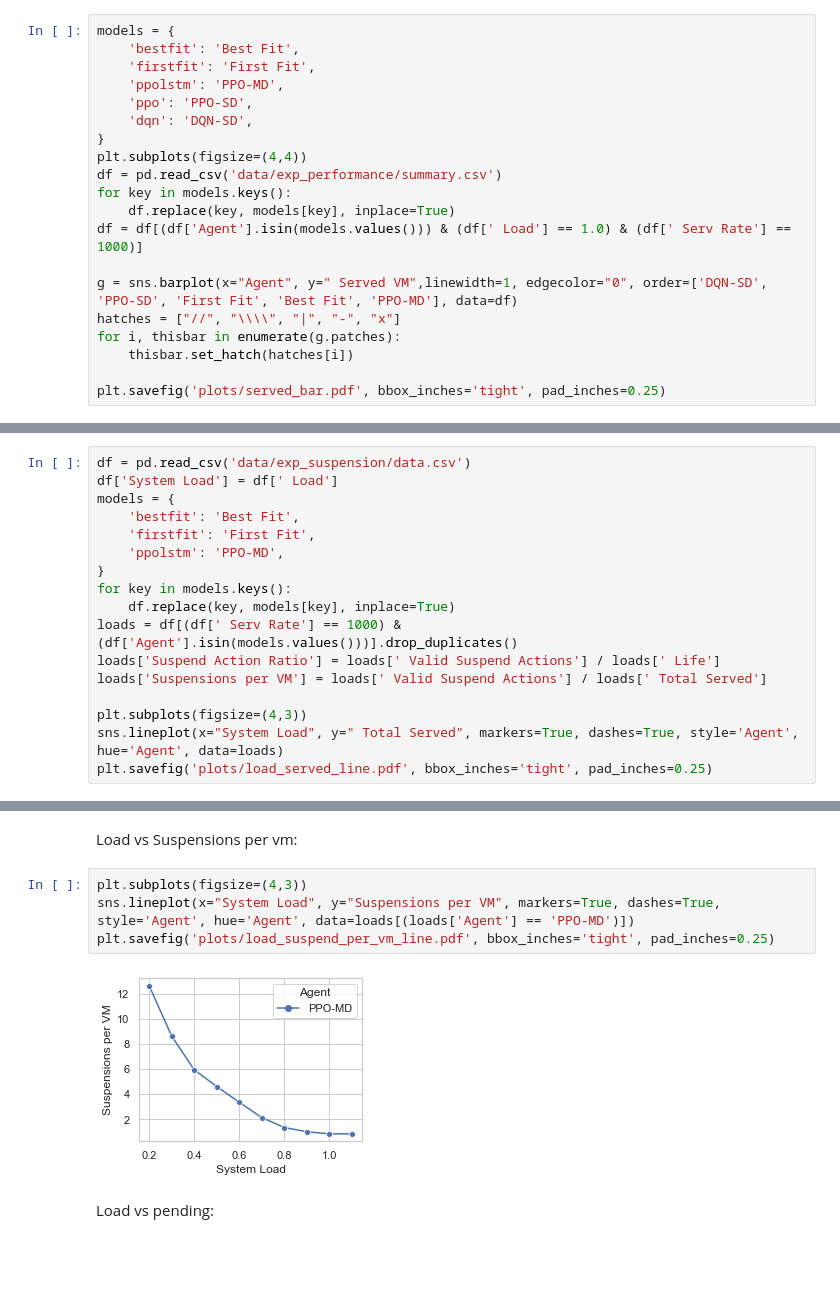
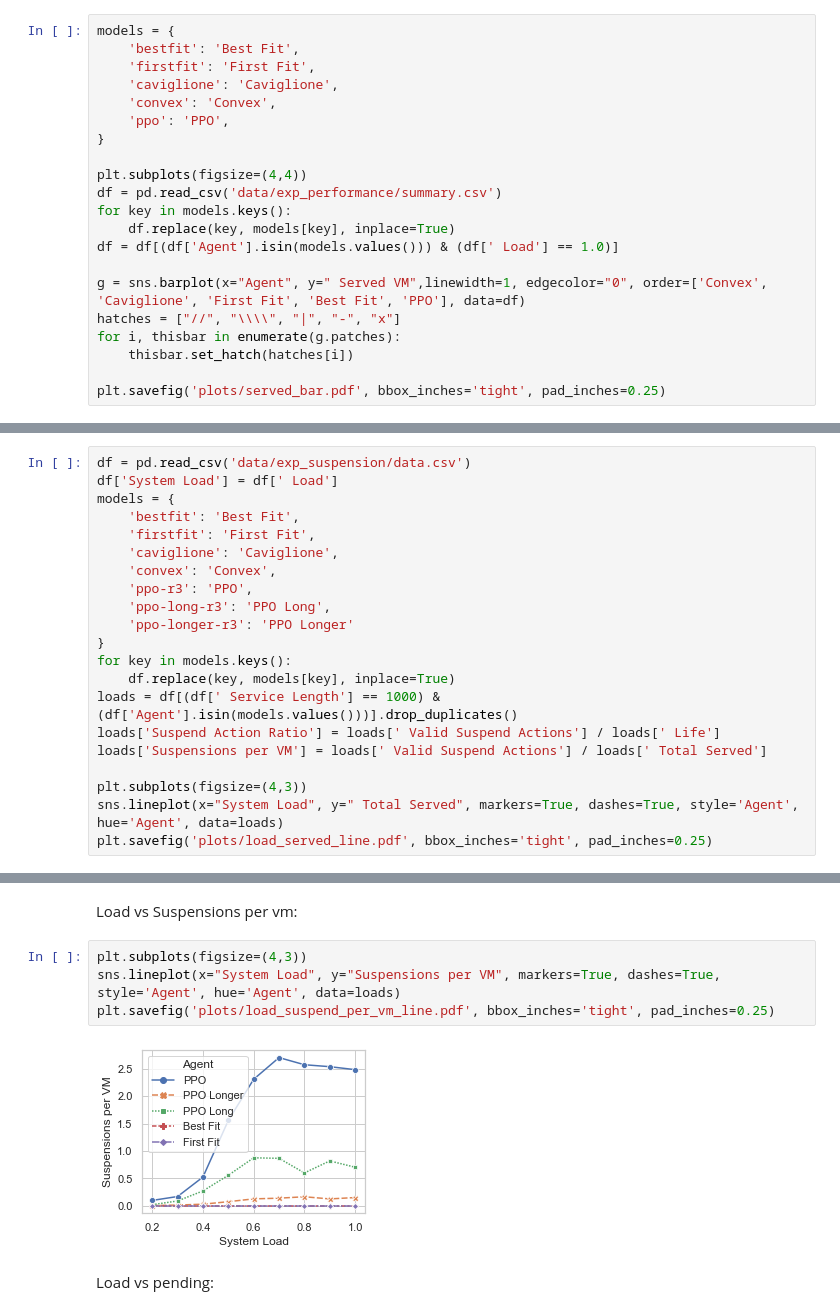
Before and after one commit to yzh503/vm-placement-migration-gym, a Jupyter notebook: plots.ipynb, the cells around one changed output, grey strips where cells are left out. Cells and saved outputs as stored; diff of their text form; blank space fills up the shorter version.

```diff
--- a/plots.ipynb
+++ b/plots.ipynb
@@ -115,17 +104,18 @@ High load served VMs:
 models = {
     'bestfit': 'Best Fit',
     'firstfit': 'First Fit',
-    'ppolstm': 'PPO-MD',
-    'ppo': 'PPO-SD',
-    'dqn': 'DQN-SD',
+    'caviglione': 'Caviglione',
+    'convex': 'Convex',
+    'ppo': 'PPO',
 }
+
 plt.subplots(figsize=(4,4))
 df = pd.read_csv('data/exp_performance/summary.csv')
 for key in models.keys():
     df.replace(key, models[key], inplace=True)
-df = df[(df['Agent'].isin(models.values())) & (df[' Load'] == 1.0) & (df[' Serv Rate'] == 1000)]
+df = df[(df['Agent'].isin(models.values())) & (df[' Load'] == 1.0)]
 
-g = sns.barplot(x="Agent", y=" Served VM",linewidth=1, edgecolor="0", order=['DQN-SD', 'PPO-SD', 'First Fit', 'Best Fit', 'PPO-MD'], data=df)
+g = sns.barplot(x="Agent", y=" Served VM",linewidth=1, edgecolor="0", order=['Convex', 'Caviglione', 'First Fit', 'Best Fit', 'PPO'], data=df)
 hatches = ["//", "\\\\", "|", "-", "x"]
 for i, thisbar in enumerate(g.patches):
     thisbar.set_hatch(hatches[i])
@@ -164,11 +154,15 @@ df['System Load'] = df[' Load']
 models = {
     'bestfit': 'Best Fit',
     'firstfit': 'First Fit',
-    'ppolstm': 'PPO-MD',
+    'caviglione': 'Caviglione',
+    'convex': 'Convex',
+    'ppo-r3': 'PPO',
+    'ppo-long-r3': 'PPO Long',
+    'ppo-longer-r3': 'PPO Longer'
 }
 for key in models.keys():
     df.replace(key, models[key], inplace=True)
-loads = df[(df[' Serv Rate'] == 1000) & (df['Agent'].isin(models.values()))].drop_duplicates()
+loads = df[(df[' Service Length'] == 1000) & (df['Agent'].isin(models.values()))].drop_duplicates()
 loads['Suspend Action Ratio'] = loads[' Valid Suspend Actions'] / loads[' Life']
 loads['Suspensions per VM'] = loads[' Valid Suspend Actions'] / loads[' Total Served']
 
@@ -181,10 +175,10 @@ plt.savefig('plots/load_served_line.pdf', bbox_inches='tight', pad_inches=0.25)
 Load vs Suspensions per vm:
 # %%
 plt.subplots(figsize=(4,3))
-sns.lineplot(x="System Load", y="Suspensions per VM", markers=True, dashes=True, style='Agent', hue='Agent', data=loads[(loads['Agent'] == 'PPO-MD')])
+sns.lineplot(x="System Load", y="Suspensions per VM", markers=True, dashes=True, style='Agent', hue='Agent', data=loads)
 plt.savefig('plots/load_suspend_per_vm_line.pdf', bbox_inches='tight', pad_inches=0.25)
 # %% [output]
-[figure, old version]
+[figure, new version]
 # %% [markdown]
 Load vs pending:
 # %%
```
Also changed, not shown: parts of 25 cells of this notebook, 10 other files.
